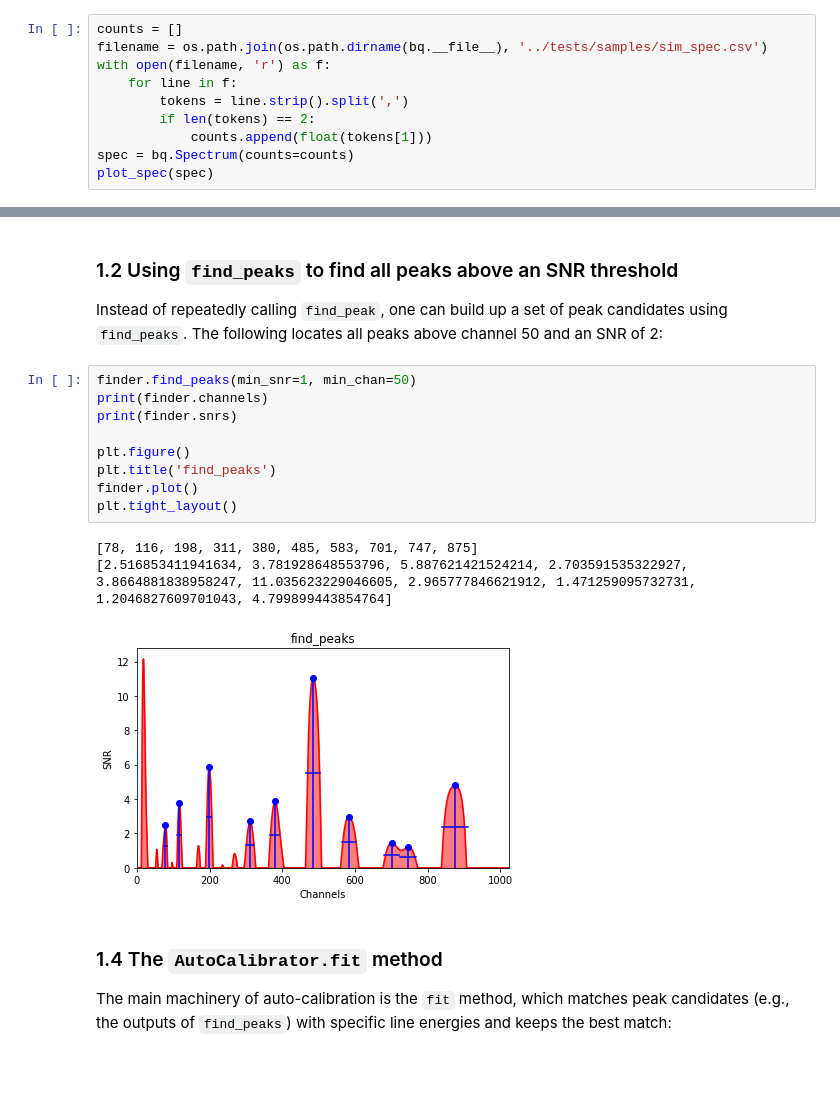
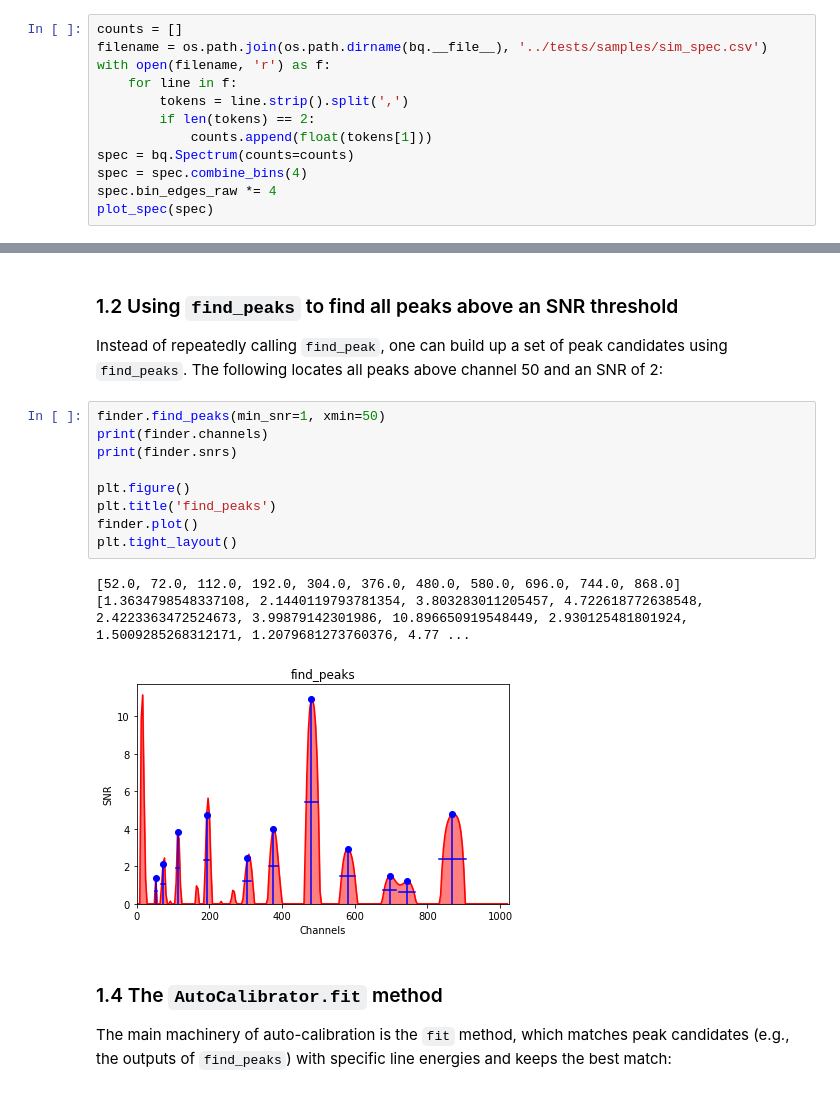
Before and after one commit to lbl-anp/becquerel, a Jupyter notebook: examples/autocal.ipynb, the cells around one changed output, grey strips where cells are left out. Saved outputs shown, nothing was run; the diff lists cells and outputs as text.

```diff
--- a/examples/autocal.ipynb
+++ b/examples/autocal.ipynb
@@ -115,5 +118,7 @@ with open(filename, 'r') as f:
         if len(tokens) == 2:
             counts.append(float(tokens[1]))
 spec = bq.Spectrum(counts=counts)
+spec = spec.combine_bins(4)
+spec.bin_edges_raw *= 4
 plot_spec(spec)
 # %% [output]
@@ -206,18 +229,18 @@ plt.tight_layout()
 
 Instead of repeatedly calling `find_peak`, one can build up a set of peak candidates using `find_peaks`. The following locates all peaks above channel 50 and an SNR of 2:
 # %%
-finder.find_peaks(min_snr=1, min_chan=50)
+finder.find_peaks(min_snr=1, xmin=50)
 print(finder.channels)
 print(finder.snrs)
 
 plt.figure()
 plt.title('find_peaks')
 finder.plot()
 plt.tight_layout()
 # %% [output]
-[78, 116, 198, 311, 380, 485, 583, 701, 747, 875]
-[2.516853411941634, 3.781928648553796, 5.887621421524214, 2.703591535322927, 3.8664881838958247, 11.035623229046605, 2.965777846621912, 1.471259095732731, 1.2046827609701043, 4.799899443854764]
+[52.0, 72.0, 112.0, 192.0, 304.0, 376.0, 480.0, 580.0, 696.0, 744.0, 868.0]
+[1.3634798548337108, 2.1440119793781354, 3.803283011205457, 4.722618772638548, 2.4223363472524673, 3.99879142301986, 10.896650919548449, 2.930125481801924, 1.5009285268312171, 1.2079681273760376, 4.77 ...
-[figure, old version]
+[figure, new version]
 # %% [markdown]
 ### 1.4 The `AutoCalibrator.fit` method
 
```
Also changed, not shown: parts of 14 cells of this notebook, 2 other files.
